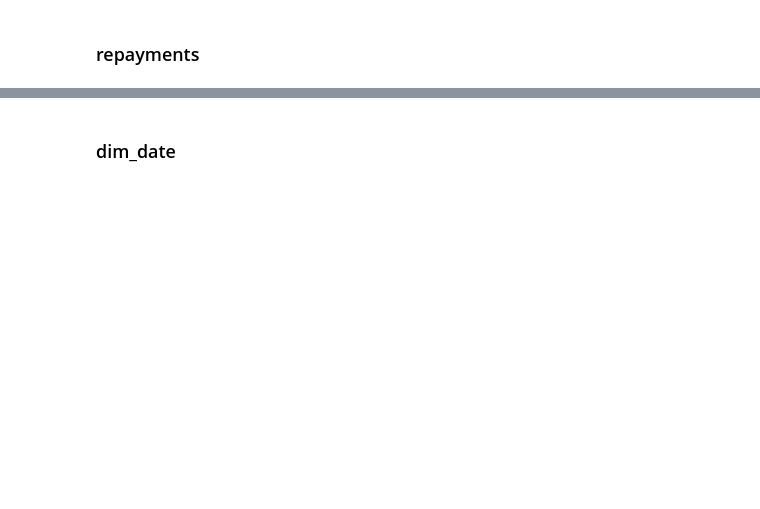
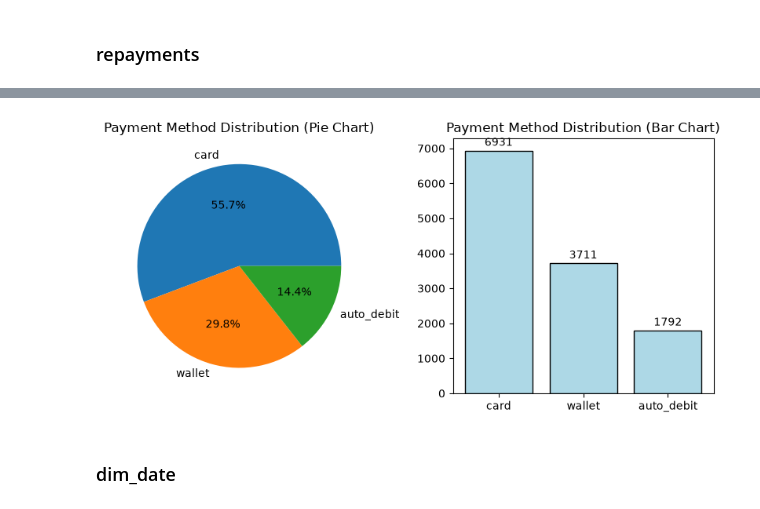
Before and after one commit to pxsa/digi-shahr-customer-behavior, a Jupyter notebook: code/preprocessing.ipynb, the cells around one changed output, grey strips where cells are left out. Cells and saved outputs as stored; diff of their text form; code cells hidden in the pictures; blank space fills up the shorter version.

```diff
--- a/code/preprocessing.ipynb
+++ b/code/preprocessing.ipynb
@@ -286,2 +425,36 @@ requested_amount = loan_applications['requested_amount'].hist()
+# %%
+fig, axes = plt.subplots(1, 2, figsize=(8, 4))
+axes.flatten()
+methods = repayments['payment_method'].value_counts().sort_values(ascending=False)
+
+axes[0].pie(
+    x= methods,
+    labels=methods.index,
+    autopct='%1.1f%%'
+)
+axes[0].set_title('Payment Method Distribution (Pie Chart)')
+
+bars = axes[1].bar(
+    x= methods.index,
+    height= methods.values,
+    color= 'lightblue',
+    edgecolor= 'black',
+)
+for bar in bars:
+    height = bar.get_height()
+    axes[1].text(
+        bar.get_x() + bar.get_width() / 2,   # x = center of bar
+        height + (methods.max() * 0.01),     # y = a bit above the bar
+        f'{int(height)}',
+        ha='center',
+        va='bottom',
+        fontsize=10
+    )
+axes[1].set_title('Payment Method Distribution (Bar Chart)')
+
+plt.tight_layout()
+plt.show()
+# %% [output]
+[figure, added]
 # %% [markdown]
 ### dim_date
```
Also changed, not shown: parts of 16 cells of this notebook.
